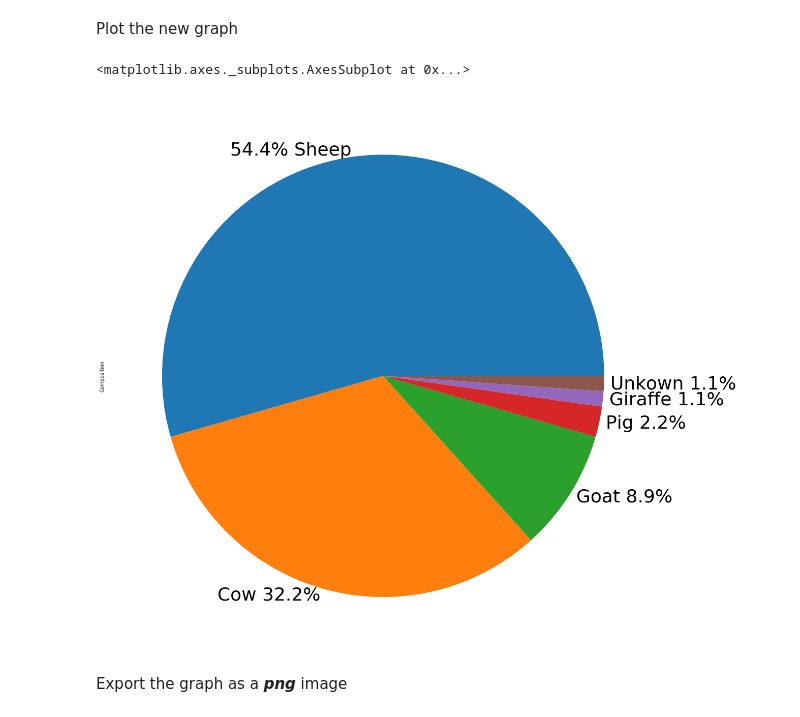
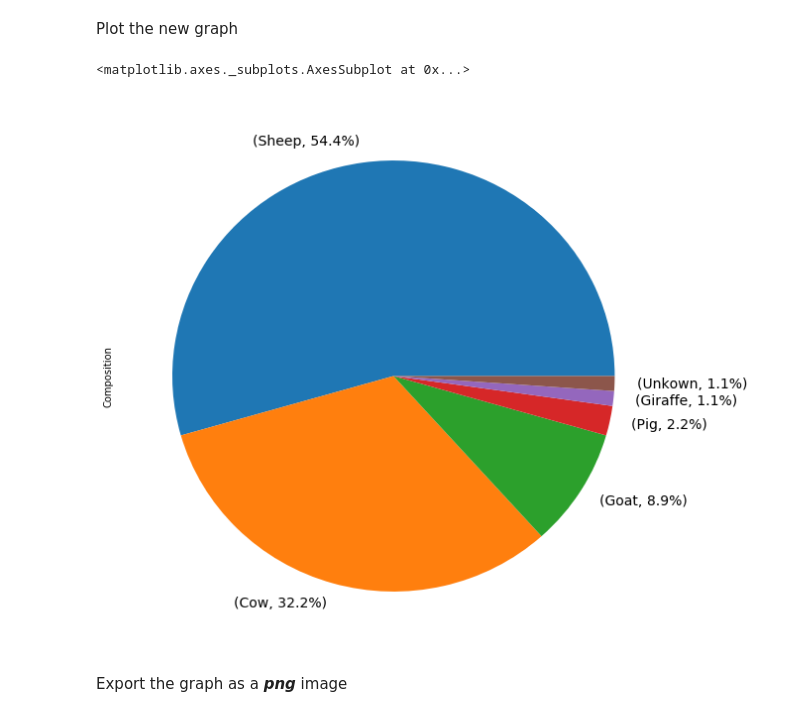
Before and after one commit to ousodaniel/ipynbs, a Jupyter notebook: NaivashaCovert.ipynb, the cells around one changed output. Drawn from its saved outputs; the diff is of its cells as text; code cells hidden in the pictures.

```diff
--- a/NaivashaCovert.ipynb
+++ b/NaivashaCovert.ipynb
@@ -78,15 +73,13 @@ naivasha_covert_idx
 Plot the new graph
 # %%
 # Re-plot graph with proportions appended and font size 14
-plot = naivasha_covert_idx_per.Composition.plot.pie(figsize=(20,20), \
-labels=('54.4% Sheep', 'Cow 32.2%', 'Goat 8.9%', 'Pig 2.2%', 'Giraffe 1.1%', 'Unkown 1.1%'), \
-    labeldistance=1.03, fontsize=36)
+plot = naivasha_covert_idx_per.Composition.plot.pie(figsize=(10,10), fontsize=14)
 
 # Display the plot
 plot
 # %% [output]
 <matplotlib.axes._subplots.AxesSubplot at 0x...>
-[figure, old version]
+[figure, new version]
 # %% [markdown]
 Export the graph as a **_png_** image
 # %%
```
Also changed, not shown: parts of 3 cells of this notebook, 29 other files.
